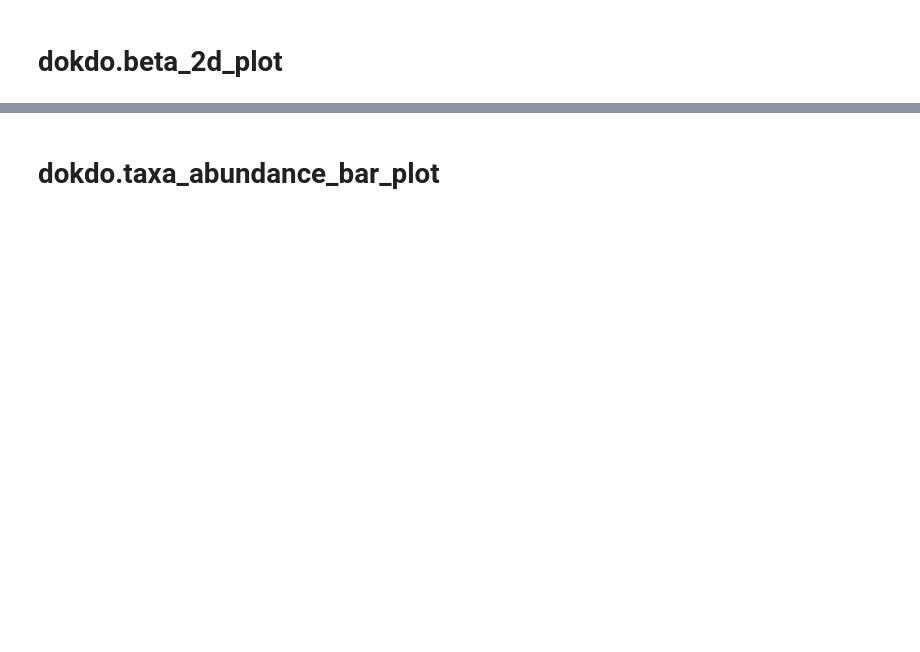
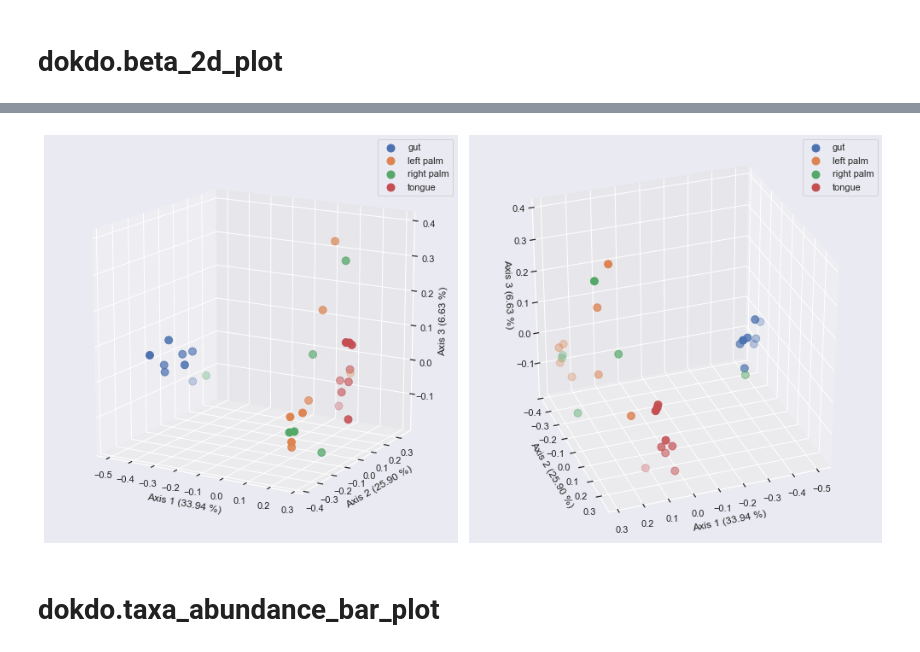
Before and after one commit to sbslee/dokdo, a Jupyter notebook: example.ipynb, the cells around one changed output, grey strips where cells are left out. Cells and saved outputs as stored; diff of their text form; code cells hidden in the pictures; blank space fills up the shorter version.

```diff
--- a/example.ipynb
+++ b/example.ipynb
@@ -117,3 +144,21 @@ plt.tight_layout()
+# %%
+fig = plt.figure(figsize=(14, 7))
+ax1 = fig.add_subplot(1, 2, 1, projection='3d')
+ax2 = fig.add_subplot(1, 2, 2, projection='3d')
+dokdo.beta_3d_plot(qza_file,
+                   metadata_file,
+                   ax=ax1,
+                   hue='body-site',
+                   elev=15)
+dokdo.beta_3d_plot(qza_file,
+                   metadata_file,
+                   ax=ax2,
+                   hue='body-site',
+                   azim=70)
+plt.tight_layout()
+plt.savefig('docs/images/beta_3d_plot-2.png')
+# %% [output]
+[figure, added]
 # %% [markdown]
 # dokdo.taxa_abundance_bar_plot
 # %%
```
Also changed, not shown: parts of 23 cells of this notebook, 15 other files.
